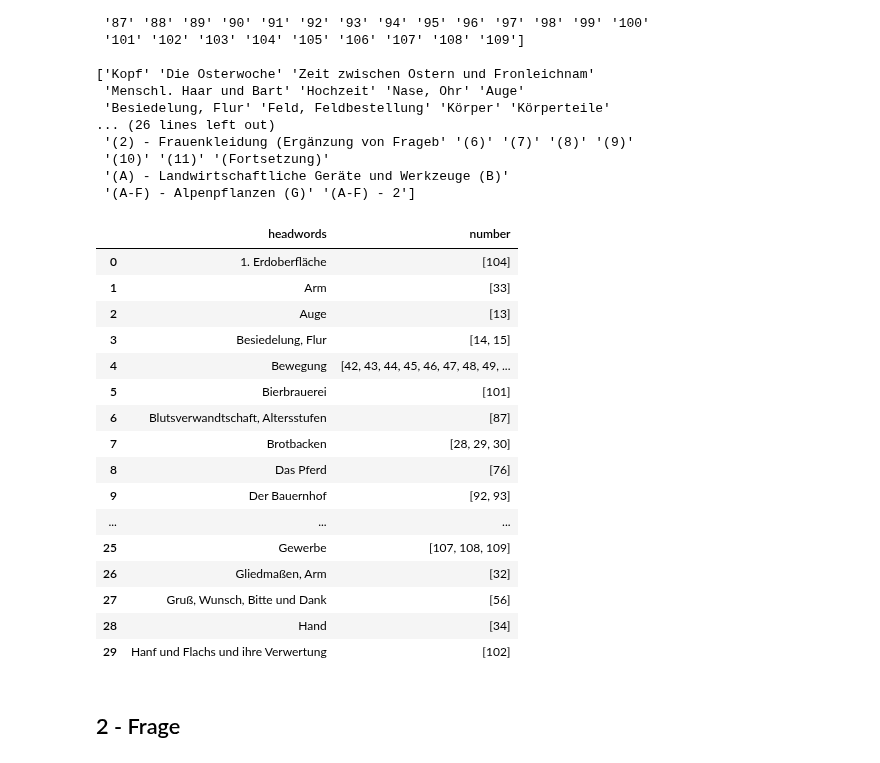
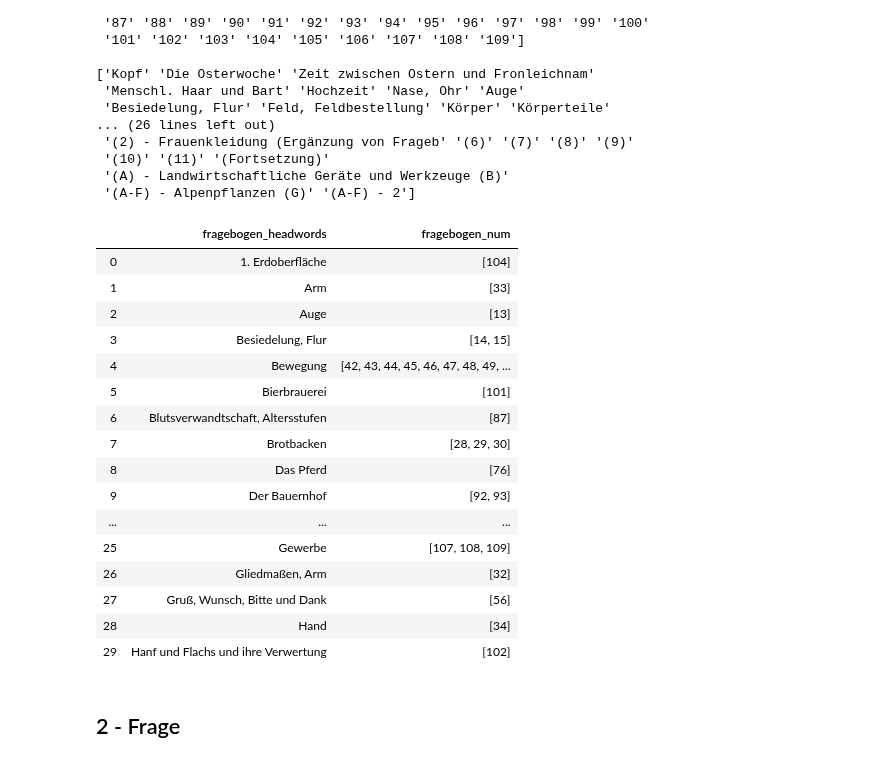
Before and after one commit to acdh-oeaw/exploreAT-Concepts, a Jupyter notebook: concepts_extraction.ipynb, the cells around one changed output. Cells and saved outputs as stored; diff of their text form; code cells hidden in the pictures.

Commit message:
updating frage fields

```diff
--- a/concepts_extraction.ipynb
+++ b/concepts_extraction.ipynb
@@ -443,9 +443,9 @@ fb_original.titel.str.extract(regex1).head()
 | 4 | Fragebogen | 4 | Kopf | (2) |
 | 5 | Fragebogen | 5 | Zeit zwischen Ostern und Fronleic... |  |
 # %%
-fb_original.loc[:,'number'] = fb_original.titel.str.extract(regex1)[1].str.strip()
-fb_original.loc[:,'headwords'] = fb_original.titel.str.extract(regex1)[2].str.strip()
-fb_original.loc[:,'series'] = fb_original.titel.str.extract(regex1)[3].str.strip()
+fb_original.loc[:,'fragebogen_num'] = fb_original.titel.str.extract(regex1)[1].str.strip()
+fb_original.loc[:,'fragebogen_headwords'] = fb_original.titel.str.extract(regex1)[2].str.strip()
+fb_original.loc[:,'fragebogen_series'] = fb_original.titel.str.extract(regex1)[3].str.strip()
 # %%
 fb_original.head()
 # %% [output]
@@ -484,7 +484,7 @@ def expand_tokenize_clean_lemmatize(input_text):
     return output
 # %%
 changes = {}
-fb_original['headwords_list'] = fb_original.headwords.apply(expand_tokenize_clean_lemmatize)
+fb_original['headwords_list'] = fb_original.fragebogen_headwords.apply(expand_tokenize_clean_lemmatize)
 
 #for key, value in sorted(changes.items()):
 #    print(key, "----> ", value)
@@ -531,9 +531,9 @@ print(fb_original.series.unique())
  '(A) - Landwirtschaftliche Geräte und Werkzeuge (B)'
  '(A-F) - Alpenpflanzen (G)' '(A-F) - 2']
 # %%
-fb_original.groupby("headwords")["number"].apply(lambda group_series: group_series.tolist()).reset_index().head(30)
+fb_original.groupby("fragebogen_headwords")["fragebogen_num"].apply(lambda group_series: group_series.tolist()).reset_index().head(30)
 # %% [output]
-|  | headwords | number |
+|  | fragebogen_headwords | fragebogen_num |
 | 0 | 1. Erdoberfläche | [104] |
 | 1 | Arm | [33] |
 | 2 | Auge | [13] |
```
Also changed, not shown: parts of 19 cells of this notebook, 10 other files.
